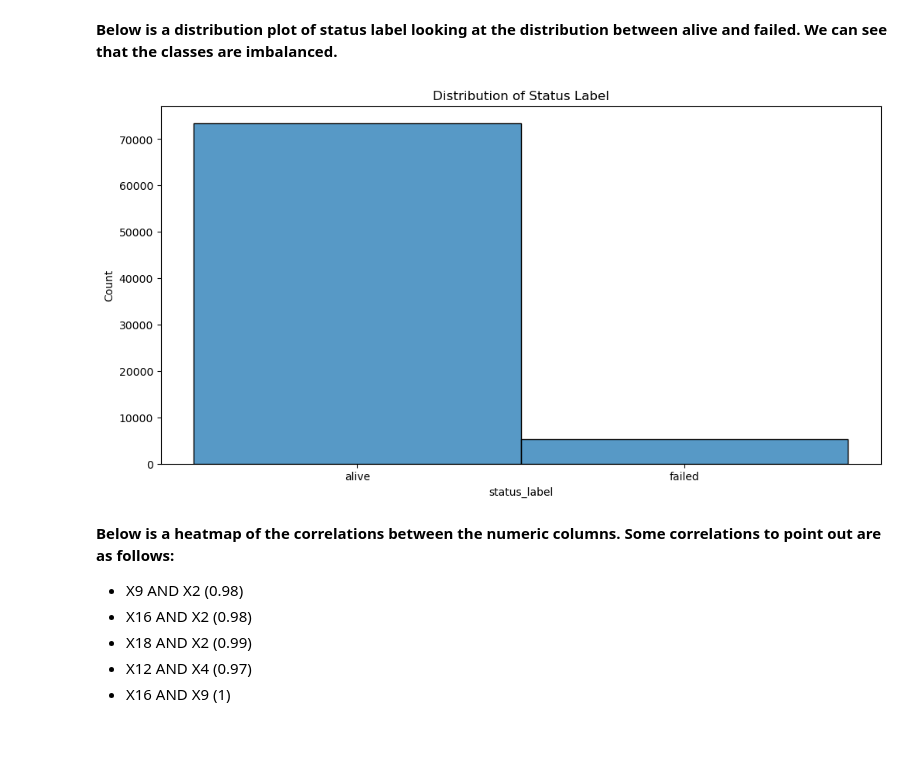
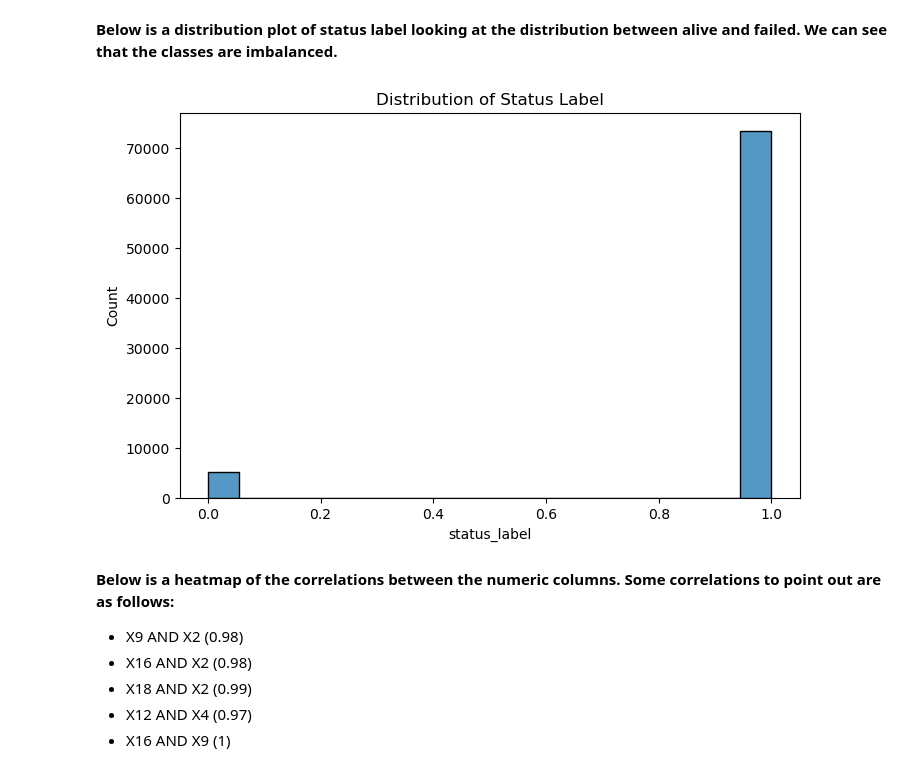
Before and after one commit to patelbb14/Project-5---Predicting-US-Company-Bankruptcy, a Jupyter notebook: 01_Data_Cleaning_and_EDA_vBinita.ipynb, the cells around one changed output. Cells and saved outputs as stored; diff of their text form; code cells hidden in the pictures; blank space fills up the shorter version.

```diff
--- a/01_Data_Cleaning_and_EDA_vBinita.ipynb
+++ b/01_Data_Cleaning_and_EDA_vBinita.ipynb
@@ -138,6 +138,8 @@ Index(['company_name', 'status_label', 'year', 'X1', 'X2', 'X3', 'X4', 'X5',
        'X6', 'X7', 'X8', 'X9', 'X10', 'X11', 'X12', 'X13', 'X14', 'X15', 'X16',
        'X17', 'X18'],
       dtype='object')
+# %%
+bank['status_label'] = np.where(bank['status_label'] == 'alive', 1, 0)
 # %% [markdown]
 **Below are scatterplots of each of the X columns by year. The most interesting ones were the EBITDA and Net Income as we feel these are the best indicators of bankruptcy.**
 # %%
@@ -305,11 +329,11 @@ plt.xticks(range(1999,2019), rotation = 40);
 # %% [markdown]
 **Below is a distribution plot of status label looking at the distribution between alive and failed. We can see that the classes are imbalanced.**
 # %%
-plt.figure(figsize=(12,6))
+plt.figure(figsize=(8,5))
 sns.histplot(bank['status_label'])
 plt.title('Distribution of Status Label');
 # %% [output]
-[figure, old version]
+[figure, new version]
 # %% [markdown]
 **Below is a heatmap of the correlations between the numeric columns. Some correlations to point out are as follows:**
 - X9 AND X2 (0.98)
```
Also changed, not shown: parts of 20 cells of this notebook.
